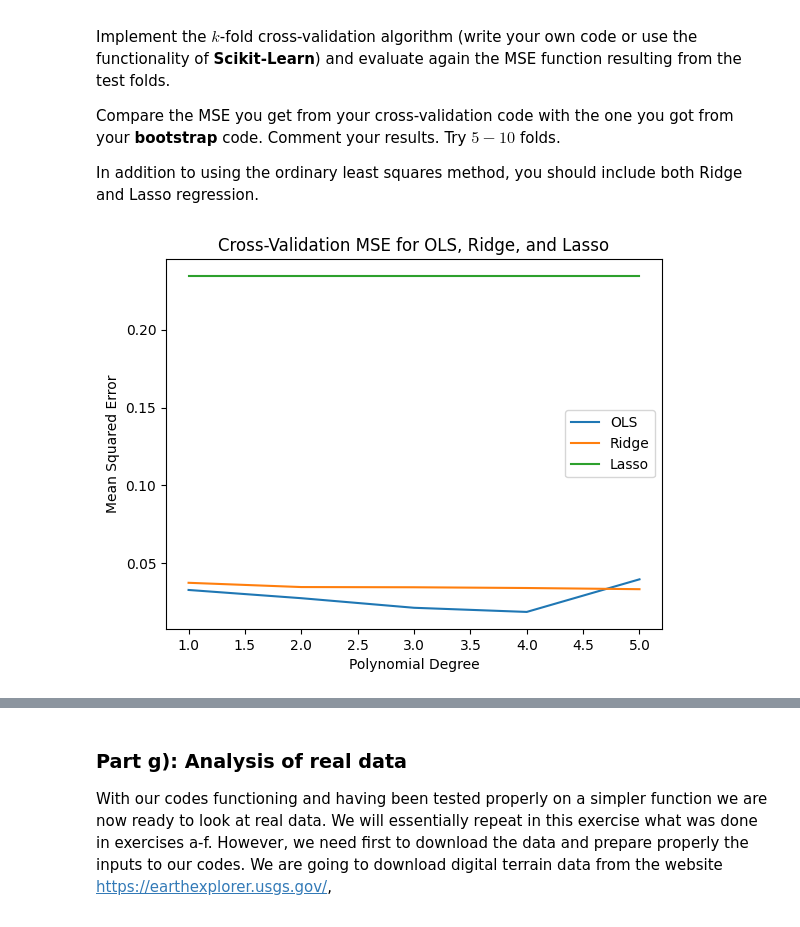
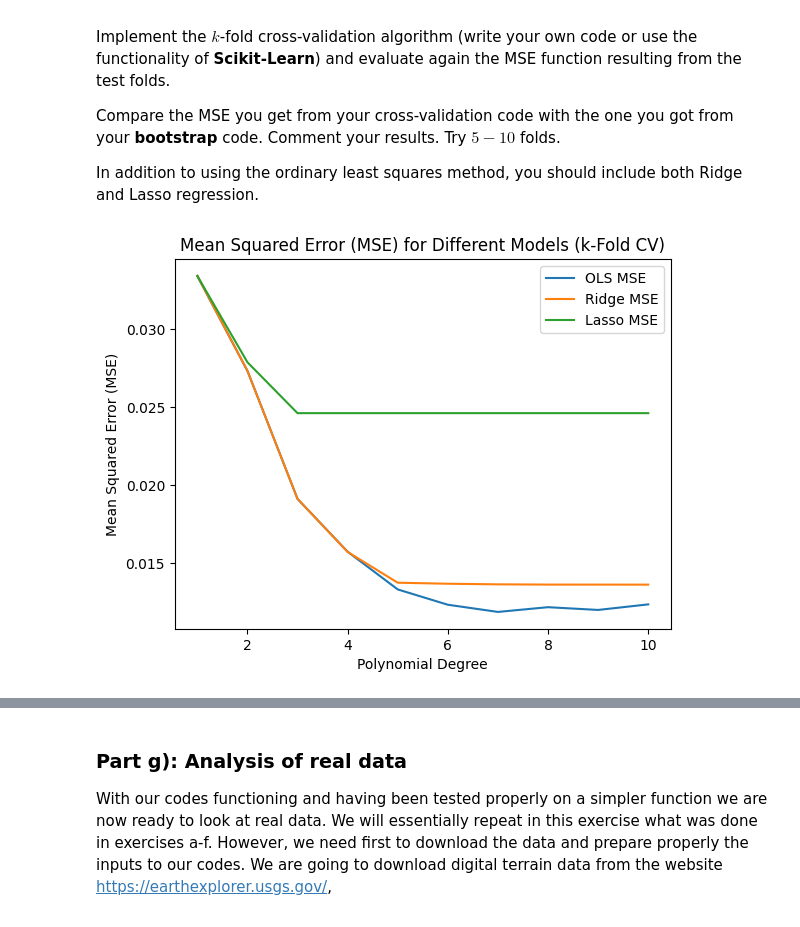
Before and after one commit to rudi191/FYS_STK_project1, a Jupyter notebook: P1 MMD.ipynb, the cells around one changed output, grey strips where cells are left out. Cells and saved outputs as stored; diff of their text form; code cells hidden in the pictures.

```diff
--- a/P1 MMD.ipynb
+++ b/P1 MMD.ipynb
@@ -183,7 +183,8 @@ y = np.random.rand(n, 1)
 z = FrankeFunction(x, y)  + 0.1 * np.random.randn(n, 1) # adding some noise using the normmal distribution N(0,1)
 
 mse_train, mse_test, r2_train, r2_test, coefficients = [], [], [], [], []
-degrees = [1, 2, 3, 4, 5]
+
+degrees = np.arange(1, 11)
 
 for poly_degree in degrees:
 
@@ -241,7 +242,7 @@ plt.title('Scaled R2 and Polynomial Degree')
 plt.legend()
 plt.show()
 
-# Coeffiencts - litt usikker her:
+# Coeffiencts - litt usikker her: Denne ble litt gal
 for i, coef in enumerate(coefficients):
     plt.plot(coef.flatten(), 'o-', label=f'Degree {degrees[i]}')
 plt.xlabel('Coefficient Index')
@@ -370,7 +371,7 @@ dependence on $\lambda$.
 from sklearn.linear_model import Ridge
 
 mse_train_ridge, mse_test_ridge, r2_train_ridge, r2_test_ridge = [], [], [], []
-lambdas = [0.0001, 0.001, 0.01, 0.1, 1.0]
+lambdas = np.logspace(-4, 0, 20)
 
 scaler_XY = StandardScaler(with_mean=True, with_std=False)
 scaler_Z = StandardScaler(with_mean=True, with_std=False)
@@ -395,7 +396,7 @@ for i in lambdas:
 # Plotting MSE vs. Lambda
 plt.plot(np.log10(lambdas), mse_train_ridge, 'b-o', label='Ridge Train MSE')
 plt.plot(np.log10(lambdas), mse_test_ridge, 'r-o', label='Ridge Test MSE')
-plt.xlabel('log10(lambda)')
+plt.xlabel('log10(Lambda)')
 plt.ylabel('MSE')
 plt.title('MSE for Ridge Regression')
 plt.legend()
@@ -406,7 +407,7 @@ plt.plot(np.log10(lambdas), r2_train_ridge, 'o-', label='Train R²')
 plt.plot(np.log10(lambdas), r2_test_ridge, 'o-', label='Test R²')
 plt.xlabel('log10(lambda)')
 plt.ylabel('R2')
-plt.title('R2 for Ridge Regression')
+plt.title('R² for Ridge Regression')
 plt.legend()
 plt.show()
 # %% [output]
@@ -681,5 +737,79 @@ folds.
 
 In addition to using the ordinary least squares method, you should include both Ridge and Lasso regression.
 # %%
+from sklearn.model_selection import KFold
+from sklearn.metrics import mean_squared_error
+#Greate data agian
+np.random.seed(2024)
+n = 1000
+x = np.random.rand(n, 1)
+y = np.random.rand(n, 1)
+z = FrankeFunction(x, y) + 0.1 * np.random.randn(n, 1)
+
+XY = np.c_[x, y]
+
+# Scaling the design matrix
+scaler_XY = StandardScaler(with_mean=True, with_std=False)
+scaler_Z = StandardScaler(with_mean=True, with_std=False)
+XY_scaled = scaler_XY.fit_transform(XY)
+z_scaled = scaler_Z.fit_transform(z)
+
+# Initialize arrays to store the mean squared error for each model
+mse_ols = np.zeros(maxdegree)
+mse_ridge = np.zeros(maxdegree)
+mse_lasso = np.zeros(maxdegree)
+
+k_folds = 5
+kf = KFold(n_splits=k_folds, shuffle=True, random_state=2024)
+
+for degree in degrees:
+    poly = PolynomialFeatures(degree=degree)
+    XY_poly = poly.fit_transform(XY_scaled)  # design matrix
+
+    for train_index, test_index in kf.split(XY_poly):
+        XY_train, XY_test = XY_poly[train_index], XY_poly[test_index]
+        z_train, z_test = z_scaled[train_index], z_scaled[test_index]
+
+        # Ordinary Least Squares
+        model_ols = LinearRegression(fit_intercept=False)
+        model_ols.fit(XY_train, z_train)
+        z_pred_ols = model_ols.predict(XY_test)
+        mse_ols[degree] += mean_squared_error(z_test, z_pred_ols)  # Sum MSE for OLS
+
+        # Ridge Regression
+        model_ridge = Ridge(alpha=0.001, fit_intercept=False)
+        model_ridge.fit(XY_train, z_train)
+        z_pred_ridge = model_ridge.predict(XY_test)
+        mse_ridge[degree] += mean_squared_error(z_test, z_pred_ridge)  # Sum MSE for Ridge
+
+        # Lasso Regression
+        model_lasso = Lasso(alpha=0.001, fit_intercept=False, max_iter=10000)
+        model_lasso.fit(XY_train, z_train)
+        z_pred_lasso = model_lasso.predict(XY_test)
+        mse_lasso[degree] += mean_squared_error(z_test, z_pred_lasso)  # Sum MSE for Lasso
+
+    # Average the MSE for each model across folds
+    mse_ols[degree] /= k_folds
+    mse_ridge[degree] /= k_folds
+    mse_lasso[degree] /= k_folds
+
+#as I do maxdegree = len(degrees)+1, there is one extra to remove.
+mse_ols = mse_ols[1:]
+mse_ridge = mse_ridge[1:]
+mse_lasso = mse_lasso[1:]
+
+# Plotting MSE for OLS, Ridge, and Lasso
+plt.plot(degrees, mse_ols, label='OLS MSE')
+plt.plot(degrees, mse_ridge, label='Ridge MSE')
+plt.plot(degrees, mse_lasso, label='Lasso MSE')
+plt.title('Mean Squared Error (MSE) for Different Models (k-Fold CV)')
+plt.xlabel('Polynomial Degree')
+plt.ylabel('Mean Squared Error (MSE)')
+plt.legend()
+plt.show()
+
+# Output MSE for each degree
+for degree in range(0,10):
+    print(f"Degree {degree+1}: OLS MSE = {mse_ols[degree]:.4f}, Ridge MSE = {mse_ridge[degree]:.4f}, Lasso MSE = {mse_lasso[degree]:.4f}")
 # %% [output]
-[figure, old version]
+[figure, new version]
```
Also changed, not shown: parts of 8 cells of this notebook, 2 other files.
